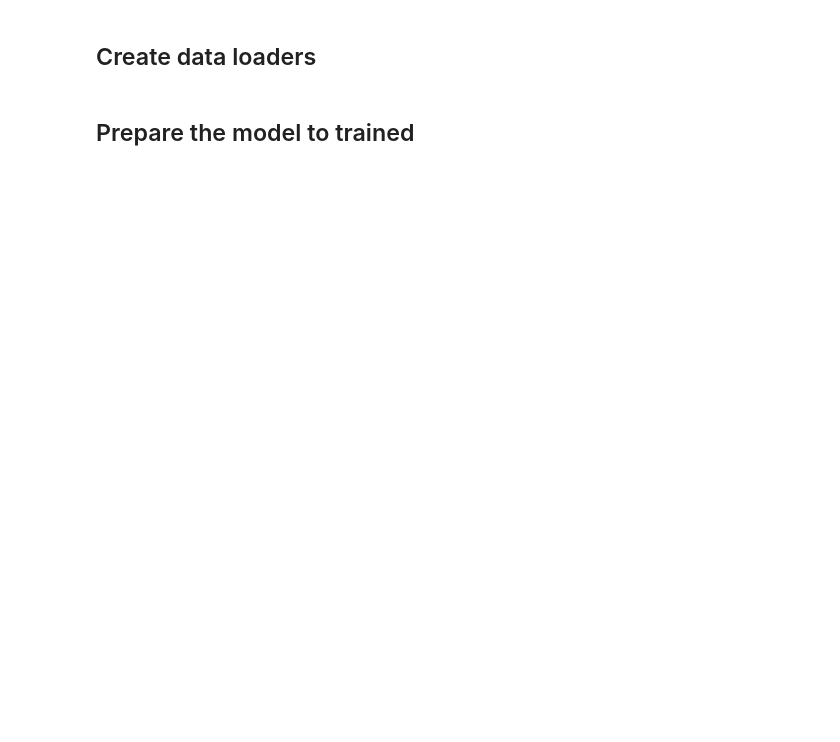
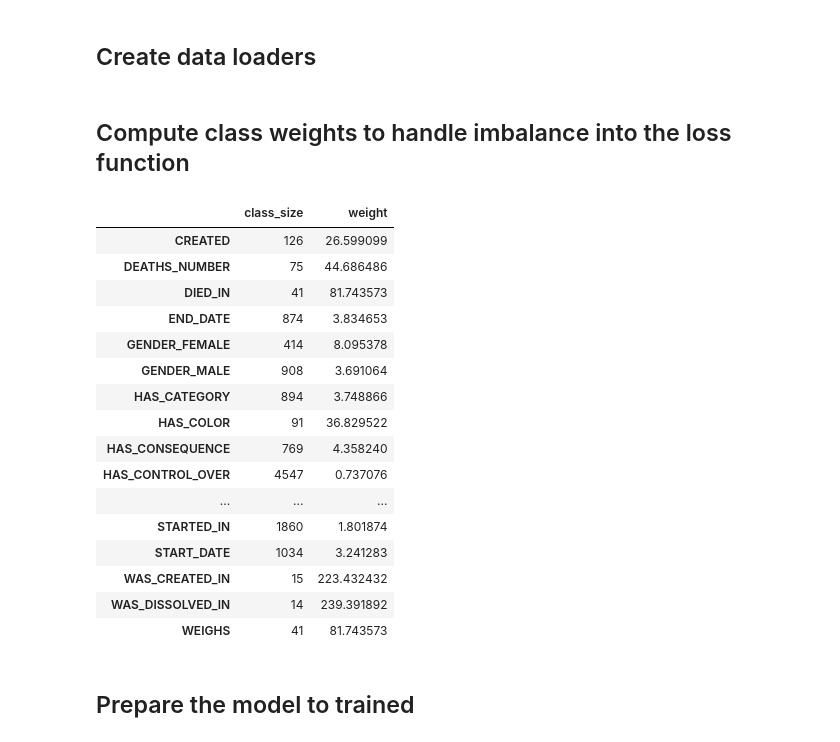
Before and after one commit to lengocluyen/relation_extraction_textmine25, a Jupyter notebook: defi_textmine_2025/multi_label_text_classification_BERT.ipynb, the cells around one changed output. Cells and saved outputs as stored; diff of their text form; code cells hidden in the pictures; blank space fills up the shorter version.

Commit message:
#10 train_loss=0.0256, val_loss=0.1017 train_f1_macro=0.7814, val_f1_macro=0.5790  test_f1_macro=0.450 - adding class weighting into loss function

```diff
--- a/defi_textmine_2025/multi_label_text_classification_BERT.ipynb
+++ b/defi_textmine_2025/multi_label_text_classification_BERT.ipynb
@@ -409,5 +346,41 @@ val_data_loader = torch.utils.data.DataLoader(valid_dataset,
     shuffle=False,
     num_workers=0
 )
+# %% [markdown]
+## Compute class weights to handle imbalance into the loss function
+# %%
+# Source: https://www.tensorflow.org/tutorials/structured_data/imbalanced_data#calculate_class_weights
+# Scaling by total/2 helps keep the loss to a similar magnitude.
+n_examples = labeled_df.shape[0]
+n_classes = len(target_list)
+def get_cat_var_distribution(cat_var: pd.Series) -> pd.DataFrame:
+    return pd.concat(
+        [cat_var.value_counts(), cat_var.value_counts(normalize=True)], axis=1
+    )
+def compute_class_weights(lbl_df: pd.DataFrame, class_names: list) -> pd.Series:
+    return lbl_df[target_list].sum(axis=0).map(lambda x: (1 / x) * (n_examples / n_classes)).rename("weight")
+
+class_weights = compute_class_weights(labeled_df, target_list)
+class_weights_tensor = torch.Tensor(class_weights.values).to(device, dtype = torch.float16)
+
+pd.concat([labeled_df[target_list].sum(axis=0).rename("class_size"), class_weights], axis=1)
+# %% [output]
+|  | class_size | weight |
+| CREATED | 126 | 26.599099 |
+| DEATHS_NUMBER | 75 | 44.686486 |
+| DIED_IN | 41 | 81.743573 |
+| END_DATE | 874 | 3.834653 |
+| GENDER_FEMALE | 414 | 8.095378 |
+| GENDER_MALE | 908 | 3.691064 |
+| HAS_CATEGORY | 894 | 3.748866 |
+| HAS_COLOR | 91 | 36.829522 |
+| HAS_CONSEQUENCE | 769 | 4.358240 |
+| HAS_CONTROL_OVER | 4547 | 0.737076 |
+| ... | ... | ... |
+| STARTED_IN | 1860 | 1.801874 |
+| START_DATE | 1034 | 3.241283 |
+| WAS_CREATED_IN | 15 | 223.432432 |
+| WAS_DISSOLVED_IN | 14 | 239.391892 |
+| WEIGHS | 41 | 81.743573 |
 # %% [markdown]
 ## Prepare the model to trained
```
Also changed, not shown: parts of 22 cells of this notebook, 1 other file.
